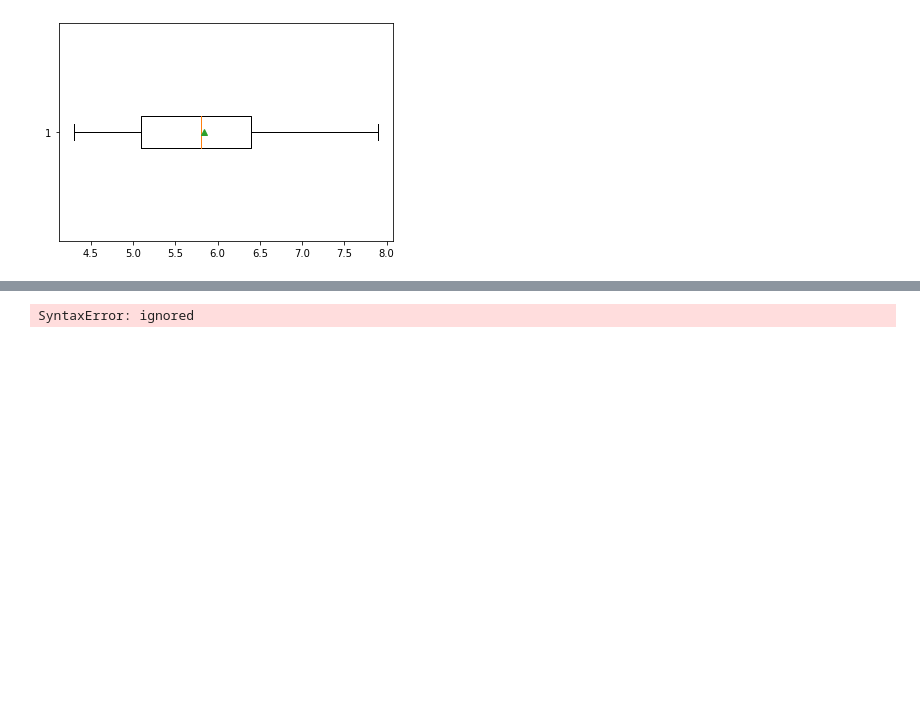
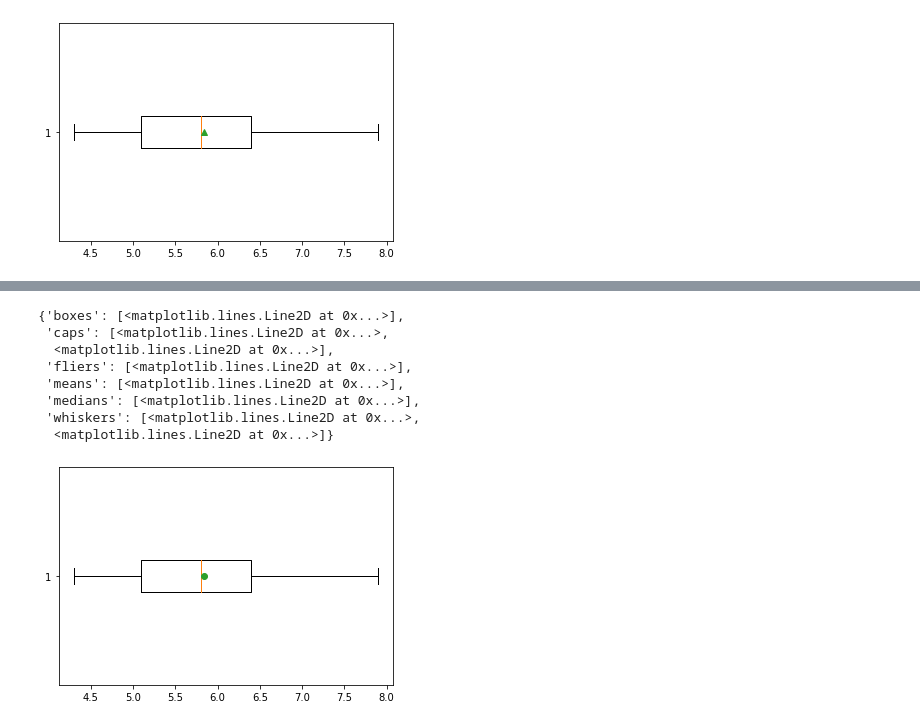
Before and after one commit to Athitiya00/data_viz_2022, a Jupyter notebook: DataViz02_Data_Distribution.ipynb, the cells around one changed output, grey strips where cells are left out. Saved outputs shown, nothing was run; the diff lists cells and outputs as text; code cells hidden in the pictures; blank space fills up the shorter version.

```diff
--- a/DataViz02_Data_Distribution.ipynb
+++ b/DataViz02_Data_Distribution.ipynb
@@ -265,4 +273,12 @@ SyntaxError: ignored
 # %%
-plt.boxplot(df['SepalLength'],vert=False,showmeans=True,meanprops={'marker';'o'})
+plt.boxplot(df['SepalLength'],vert=False,showmeans=True,meanprops={'marker':'o'})
 # %% [output]
-SyntaxError: ignored
+{'boxes': [<matplotlib.lines.Line2D at 0x...>],
+ 'caps': [<matplotlib.lines.Line2D at 0x...>,
+  <matplotlib.lines.Line2D at 0x...>],
+ 'fliers': [<matplotlib.lines.Line2D at 0x...>],
+ 'means': [<matplotlib.lines.Line2D at 0x...>],
+ 'medians': [<matplotlib.lines.Line2D at 0x...>],
+ 'whiskers': [<matplotlib.lines.Line2D at 0x...>,
+  <matplotlib.lines.Line2D at 0x...>]}
+[figure, added]
```
Also changed, not shown: parts of 7 cells of this notebook.
